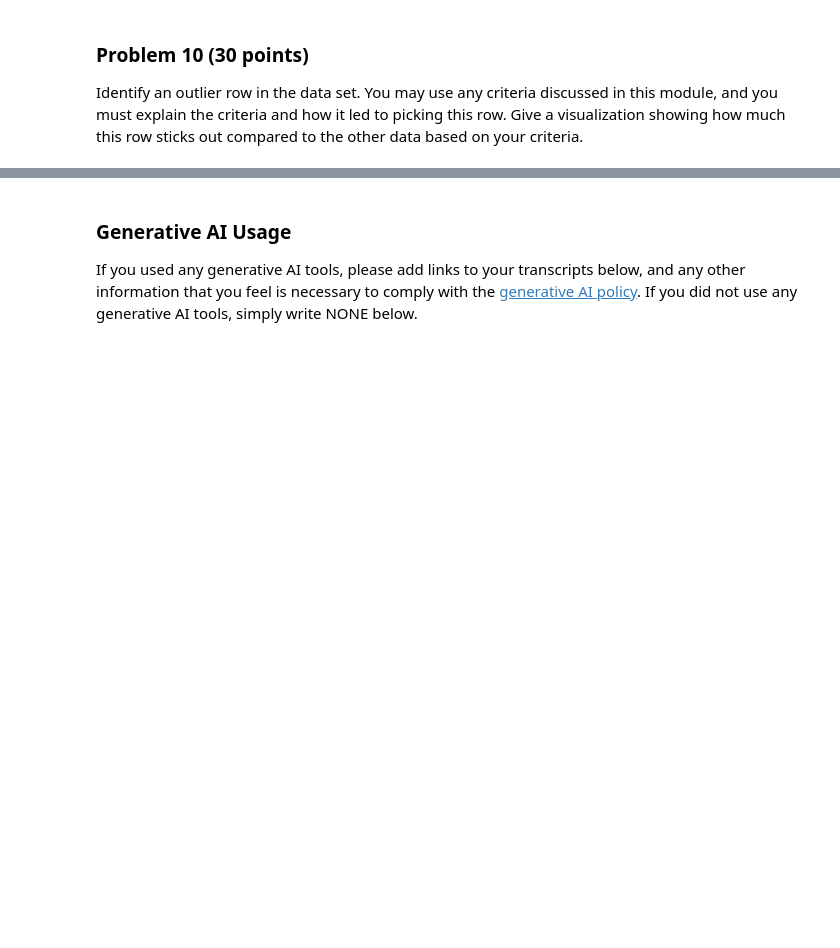
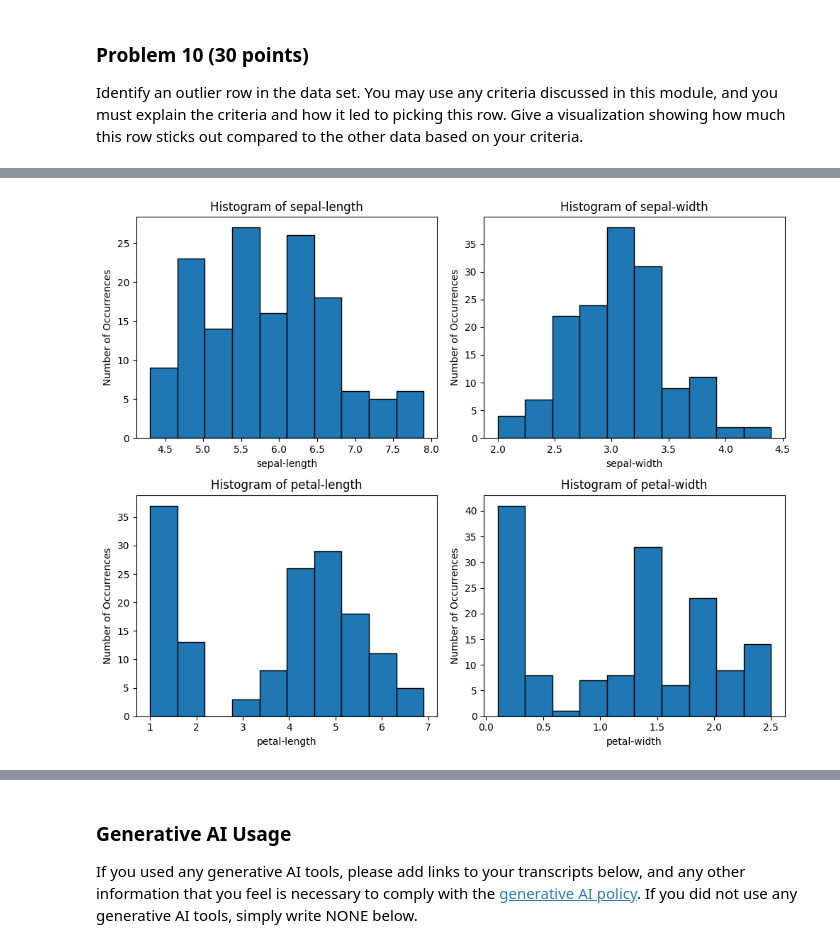
Before and after one commit to garikapativineet/dx601-final-project, a Jupyter notebook: project.ipynb, the cells around one changed output, grey strips where cells are left out. Drawn from its saved outputs; the diff is of its cells as text; code cells hidden in the pictures; blank space fills up the shorter version.

```diff
--- a/project.ipynb
+++ b/project.ipynb
@@ -319,0 +361,11 @@ YOUR ANSWERS HERE
+# %%
+# YOUR CODE HERE
+
+data = iris_df.drop(columns = "target")
+
+z_score = np.abs(scipy.stats.zscore(data))
+outlier_indices = np.where(z_score > 3)[0]
+
+print("The outlier row indices is", outlier_indices)
+print("The outlier row is ")
+print(iris_df.iloc[outlier_indices])
@@ -319,0 +392,14 @@ YOUR ANSWERS HERE
+# %%
+plt.figure(figsize = (10,8))
+
+for i,col in enumerate(data.columns,1):
+    plt.subplot(2,2,i)
+    plt.hist(data[col], edgecolor="black")
+    plt.title(f"Histogram of {col}")
+    plt.xlabel(col)
+    plt.ylabel("Number of Occurrences")
+
+plt.tight_layout()
+plt.show()
+# %% [output]
+[figure, added]
```
Also changed, not shown: parts of 18 cells of this notebook.
